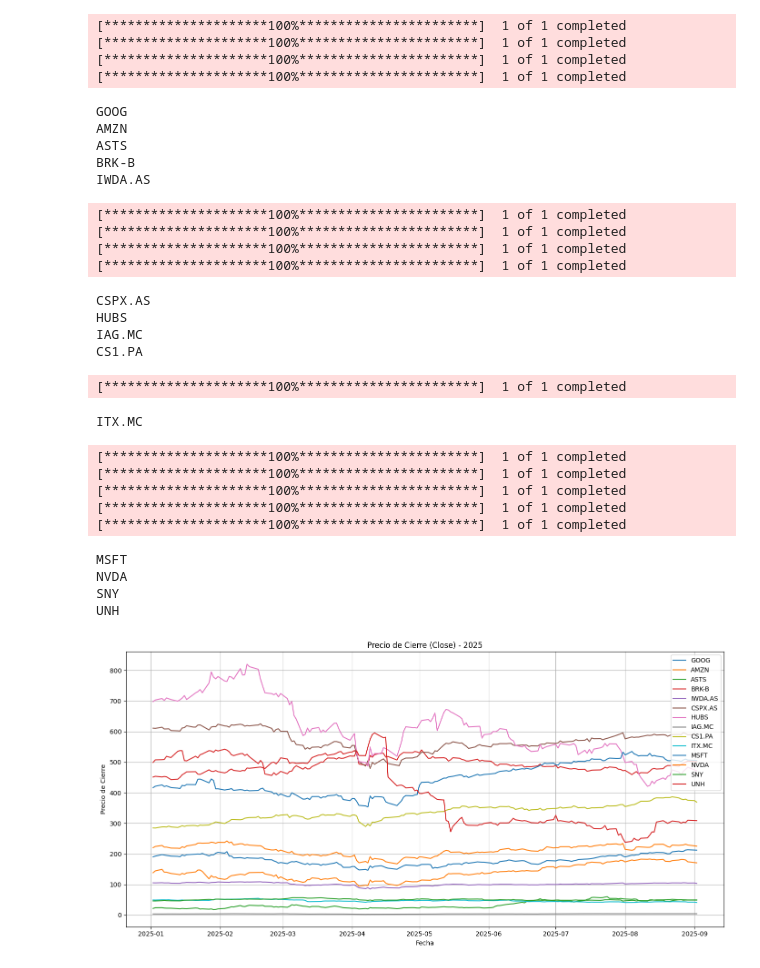
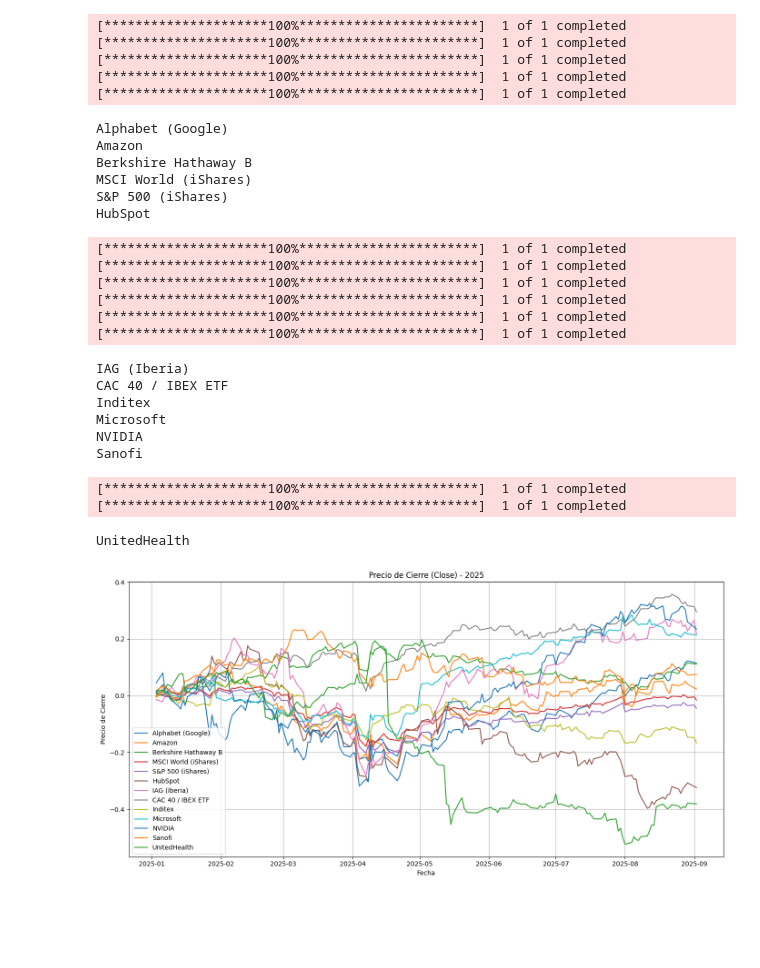
Before and after one commit to rafachem9/Python-for-Finance-and-Algorithmic-Trading-with-QuantConnect, a Jupyter notebook: stock_analysis.ipynb, the cells around one changed output. Cells and saved outputs as stored; diff of their text form; code cells hidden in the pictures; blank space fills up the shorter version.

Commit message:
feat: modify functio to get data

```diff
--- a/stock_analysis.ipynb
+++ b/stock_analysis.ipynb
@@ -9,7 +11,7 @@ company = 'IAG.MC'
 company  = 'CSPX.AS'
 # Define a start date and End Date
 start = datetime(2025,1,1)
-end =  datetime(2025,9,3)
+end =  datetime(2025,9,10)
 
 # Read Stock Price Data
 data = yf.download(company, start , end)
@@ -40,9 +36,20 @@ tickers = [
 # %%
-tickers = [
-    "GOOG", "AMZN", "ASTS",
-    "BRK-B", "IWDA.AS", "CSPX.AS", "HUBS", "IAG.MC", "CS1.PA",
-    "ITX.MC", "MSFT", "NVDA", "SNY", "UNH"
-]
+tickers = {
+    "GOOG": "Alphabet (Google)",
+    "AMZN": "Amazon",
+    #"ASTS": "AST SpaceMobile",
+    "BRK-B": "Berkshire Hathaway B",
+    "IWDA.AS": "MSCI World (iShares)",
+    "CSPX.AS": "S&P 500 (iShares)",
+    "HUBS": "HubSpot",
+    "IAG.MC": "IAG (Iberia)",
+    "CS1.PA": "CAC 40 / IBEX ETF",
+    "ITX.MC": "Inditex",
+    "MSFT": "Microsoft",
+    "NVDA": "NVIDIA",
+    "SNY": "Sanofi",
+    "UNH": "UnitedHealth"
+}
 
 data_his = {}
 
@@ -51,55 +58,54 @@ start = datetime(2025,1,1)
 end =  datetime(2025,9,3)
 
 for ticker in tickers:
-    print(ticker)
+    name_ticker = tickers[ticker]
+    print(name_ticker)
     data = yf.download(ticker, start , end)
     data["Daily Return"] = data["Close"].pct_change(1)
-
-    data_his[ticker] = data
+    data["Cumulative Return"] = (1 + data["Daily Return"]).cumprod() - 1
+    data_his[name_ticker] = data
 # %% [output]
 [*********************100%***********************]  1 of 1 completed
 [*********************100%***********************]  1 of 1 completed
 [*********************100%***********************]  1 of 1 completed
 [*********************100%***********************]  1 of 1 completed
+[*********************100%***********************]  1 of 1 completed
-GOOG
-AMZN
-ASTS
-BRK-B
-IWDA.AS
+Alphabet (Google)
+Amazon
+Berkshire Hathaway B
+MSCI World (iShares)
+S&P 500 (iShares)
+HubSpot
 [*********************100%***********************]  1 of 1 completed
 [*********************100%***********************]  1 of 1 completed
 [*********************100%***********************]  1 of 1 completed
 [*********************100%***********************]  1 of 1 completed
+[*********************100%***********************]  1 of 1 completed
+[*********************100%***********************]  1 of 1 completed
-CSPX.AS
-HUBS
-IAG.MC
-CS1.PA
+IAG (Iberia)
+CAC 40 / IBEX ETF
+Inditex
+Microsoft
+NVIDIA
+Sanofi
 [*********************100%***********************]  1 of 1 completed
+[*********************100%***********************]  1 of 1 completed
-ITX.MC
+UnitedHealth
-[*********************100%***********************]  1 of 1 completed
-[*********************100%***********************]  1 of 1 completed
-[*********************100%***********************]  1 of 1 completed
-[*********************100%***********************]  1 of 1 completed
-[*********************100%***********************]  1 of 1 completed
-MSFT
-NVDA
-SNY
-UNH
 # %%
 import matplotlib.pyplot as plt
 
 plt.figure(figsize=(14, 7))
 
 for ticker, data in data_his.items():
-    plt.plot(data.index, data["Close"], label=ticker)
+    plt.plot(data.index, data["Cumulative Return"], label=ticker)
 
 plt.title("Precio de Cierre (Close) - 2025")
 plt.xlabel("Fecha")
 plt.ylabel("Precio de Cierre")
 plt.legend()
 plt.grid(True)
 plt.tight_layout()
 plt.show()
 # %% [output]
-[figure, old version]
+[figure, new version]
 # %%
```
Also changed, not shown: parts of 36 cells of this notebook, 1 other file.
